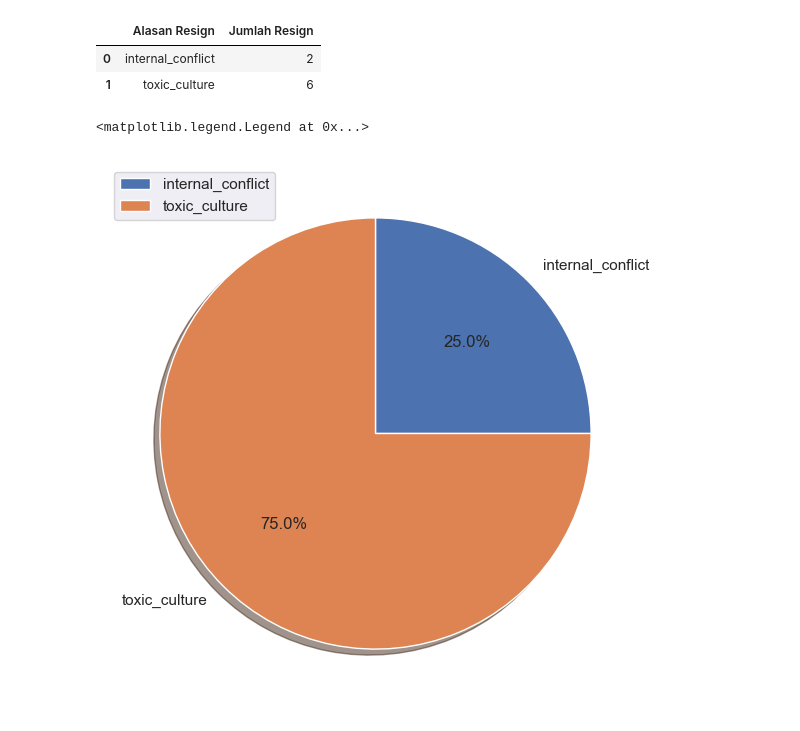
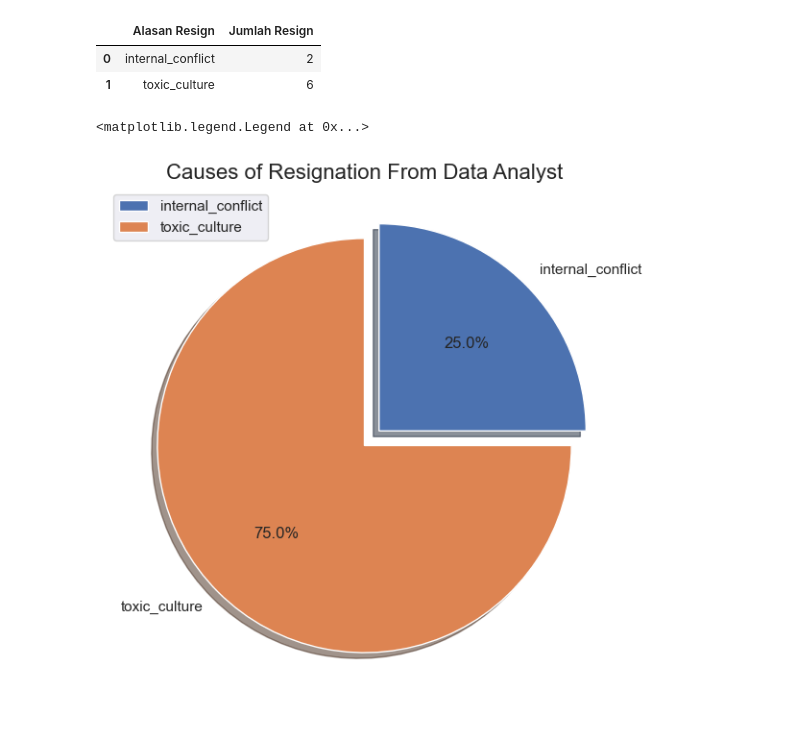
Before and after one commit to JodhiKrisantus/Improving-Employee-Retention, a Jupyter notebook: script_python.ipynb, the cells around one changed output. Cells and saved outputs as stored; diff of their text form; code cells hidden in the pictures.

```diff
--- a/script_python.ipynb
+++ b/script_python.ipynb
@@ -532,9 +540,10 @@ Data_analyst_AlasanResign
 | 1 | toxic_culture | 6 |
 # %%
 plt.figure(figsize=(7,7))
-myexplode = [0,0,0,0.1]
-plt.pie(x=Data_analyst_AlasanResign['Jumlah Resign'], labels=Data_analyst_AlasanResign['Alasan Resign'], shadow = True, autopct = "%1.1f%%")
+myexplode = [0.1,0]
+plt.title('Causes of Resignation From Data Analyst', fontsize = 16)
+plt.pie(x=Data_analyst_AlasanResign['Jumlah Resign'], labels=Data_analyst_AlasanResign['Alasan Resign'], shadow = True, autopct = "%1.1f%%", explode=myexplode)
 plt.legend()
 # %% [output]
 <matplotlib.legend.Legend at 0x...>
-[figure, old version]
+[figure, new version]
```
Also changed, not shown: parts of 7 cells of this notebook.
